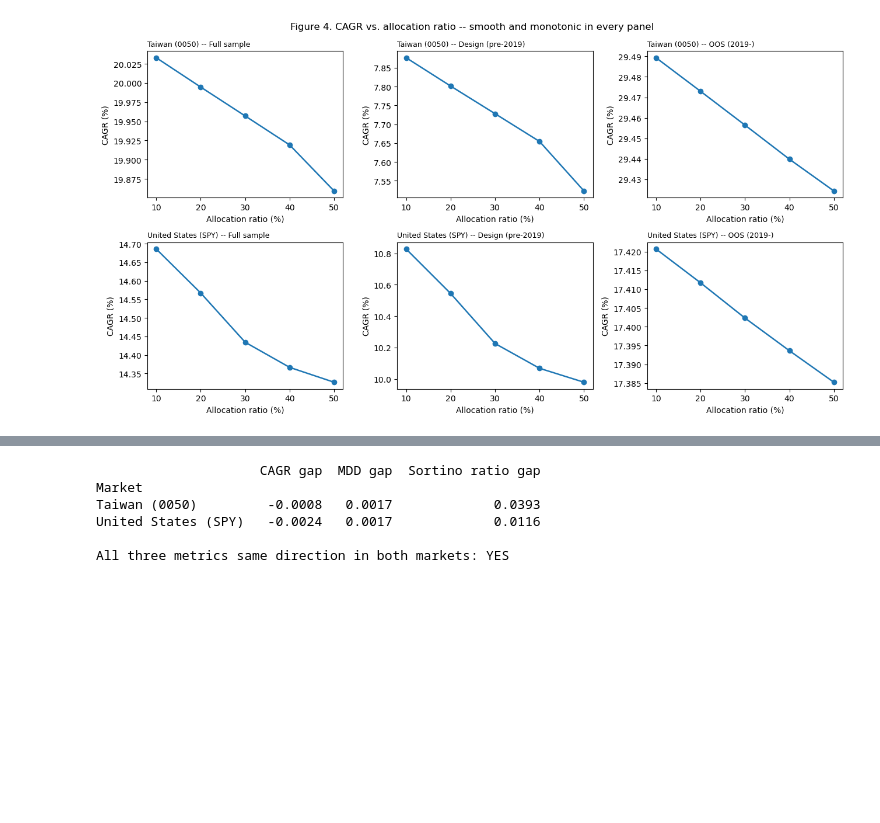
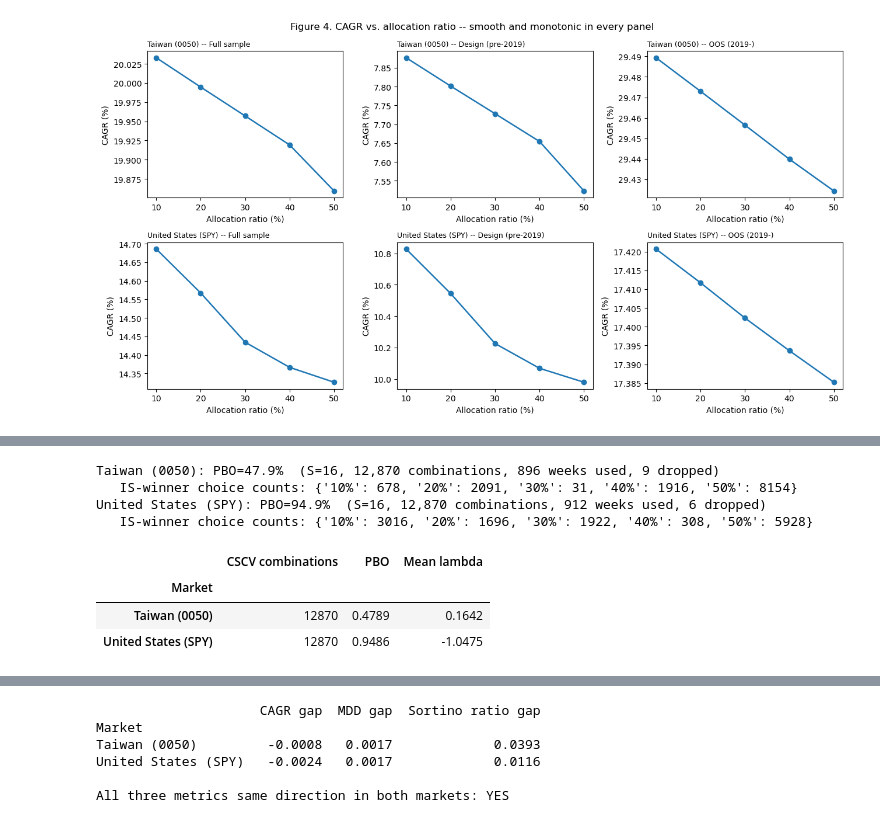
Before and after one commit to jerome-maker/tactical-cash-reserve-backtest, a Jupyter notebook: tactical_cash_reserve_backtest.ipynb, the cells around one changed output, grey strips where cells are left out. Saved outputs shown, nothing was run; the diff lists cells and outputs as text; code cells hidden in the pictures; blank space fills up the shorter version.

```diff
--- a/tactical_cash_reserve_backtest.ipynb
+++ b/tactical_cash_reserve_backtest.ipynb
@@ -712,0 +747,78 @@ plt.show()
+# %%
+import itertools
+from math import log, sqrt
+
+PBO_S = 16  # headline block count; even, so S/2-vs-S/2 splits are well-defined
+
+
+def annualized_sharpe(weekly_excess_returns):
+    arr = np.asarray(weekly_excess_returns, dtype=float)
+    mu = arr.mean() * 52.0
+    sigma = arr.std(ddof=1) * sqrt(52.0)
+    return mu / sigma if sigma > 0 else 0.0
+
+
+def build_returns_matrix(price, cash_rate, weekly_contribution, ratios=SENSITIVITY_ALLOC_RATIOS):
+    '''One column per allocation-ratio trial: weekly NAV return in excess of the concurrent
+    cash-reserve rate, aligned on a shared date index (the same trials as Section 8's Table 3).'''
+    cols = {}
+    for r in ratios:
+        bt = run_backtest(price, cash_rate, alloc_ratio=r, weekly_contribution=weekly_contribution)
+        nav = bt["total_value"] / bt["cumulative_contribution"]
+        cols[f"{r:.0%}"] = nav.pct_change() - (cash_rate / 52.0)
+    return pd.DataFrame(cols).dropna(how="any")
+
+
+def cscv_pbo(returns_matrix, S=PBO_S):
+    '''Combinatorially Symmetric Cross-Validation (Bailey, Borwein, Lopez de Prado & Zhu, 2016).'''
+    T, N = returns_matrix.shape
+    block_size = T // S
+    weeks_used = block_size * S
+    values = returns_matrix.iloc[:weeks_used].to_numpy()
+    blocks = [values[i * block_size:(i + 1) * block_size] for i in range(S)]
+
+    lambdas, n_star_counts = [], np.zeros(N, dtype=int)
+    for is_combo in itertools.combinations(range(S), S // 2):
+        oos_combo = tuple(b for b in range(S) if b not in is_combo)
+        is_data = np.concatenate([blocks[b] for b in is_combo], axis=0)
+        oos_data = np.concatenate([blocks[b] for b in oos_combo], axis=0)
+        sharpe_is = np.array([annualized_sharpe(is_data[:, n]) for n in range(N)])
+        sharpe_oos = np.array([annualized_sharpe(oos_data[:, n]) for n in range(N)])
+        n_star = int(np.argmax(sharpe_is))
+        n_star_counts[n_star] += 1
+        rank_oos = 1 + int(np.sum(sharpe_oos < sharpe_oos[n_star]))
+        omega = rank_oos / (N + 1)
+        lambdas.append(log(omega / (1 - omega)))
+
+    lambdas = np.array(lambdas)
+    return dict(S=S, N=N, n_combinations=len(lambdas), weeks_used=weeks_used,
+                weeks_dropped=T - weeks_used, pbo=float(np.mean(lambdas <= 0)),
+                mean_lambda=float(np.mean(lambdas)), lambdas=lambdas,
+                n_star_counts=dict(zip(returns_matrix.columns, n_star_counts.tolist())))
+
+
+pbo_results, returns_matrices = {}, {}
+for market, cfg in MARKETS.items():
+    returns_matrices[market] = build_returns_matrix(cfg["price"], cfg["cash_rate"], cfg["weekly_contribution"])
+    pbo_results[market] = cscv_pbo(returns_matrices[market])
+    r = pbo_results[market]
+    print(f"{market}: PBO={r['pbo']:.1%}  (S={r['S']}, {r['n_combinations']:,} combinations, "
+          f"{r['weeks_used']} weeks used, {r['weeks_dropped']} dropped)")
+    print(f"   IS-winner choice counts: {r['n_star_counts']}")
+
+table4 = pd.DataFrame({
+    "Market": list(pbo_results.keys()),
+    "CSCV combinations": [r["n_combinations"] for r in pbo_results.values()],
+    "PBO": [r["pbo"] for r in pbo_results.values()],
+    "Mean lambda": [r["mean_lambda"] for r in pbo_results.values()],
+}).set_index("Market")
+table4
+# %% [output]
+Taiwan (0050): PBO=47.9%  (S=16, 12,870 combinations, 896 weeks used, 9 dropped)
+   IS-winner choice counts: {'10%': 678, '20%': 2091, '30%': 31, '40%': 1916, '50%': 8154}
+United States (SPY): PBO=94.9%  (S=16, 12,870 combinations, 912 weeks used, 6 dropped)
+   IS-winner choice counts: {'10%': 3016, '20%': 1696, '30%': 1922, '40%': 308, '50%': 5928}
+|  | CSCV combinations | PBO | Mean lambda |
+| Market |  |  |  |
+| Taiwan (0050) | 12870 | 0.4789 | 0.1642 |
+| United States (SPY) | 12870 | 0.9486 | -1.0475 |
```
Also changed, not shown: parts of 12 cells of this notebook.
